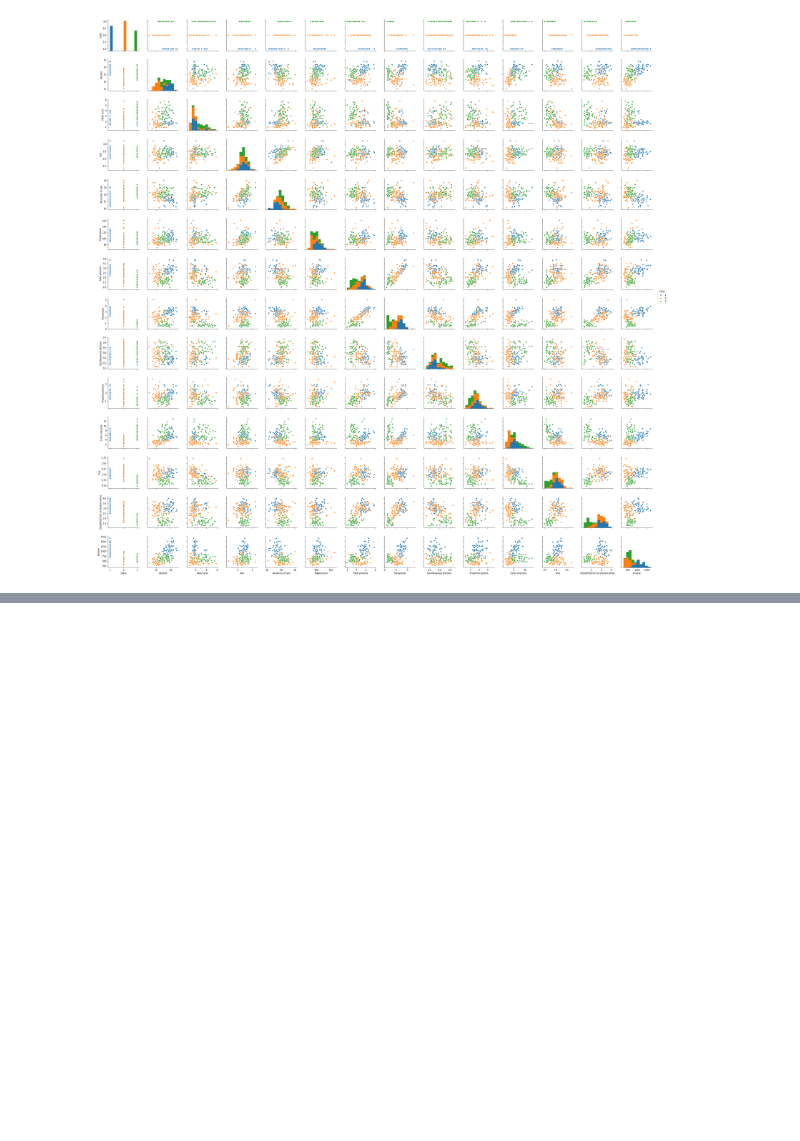
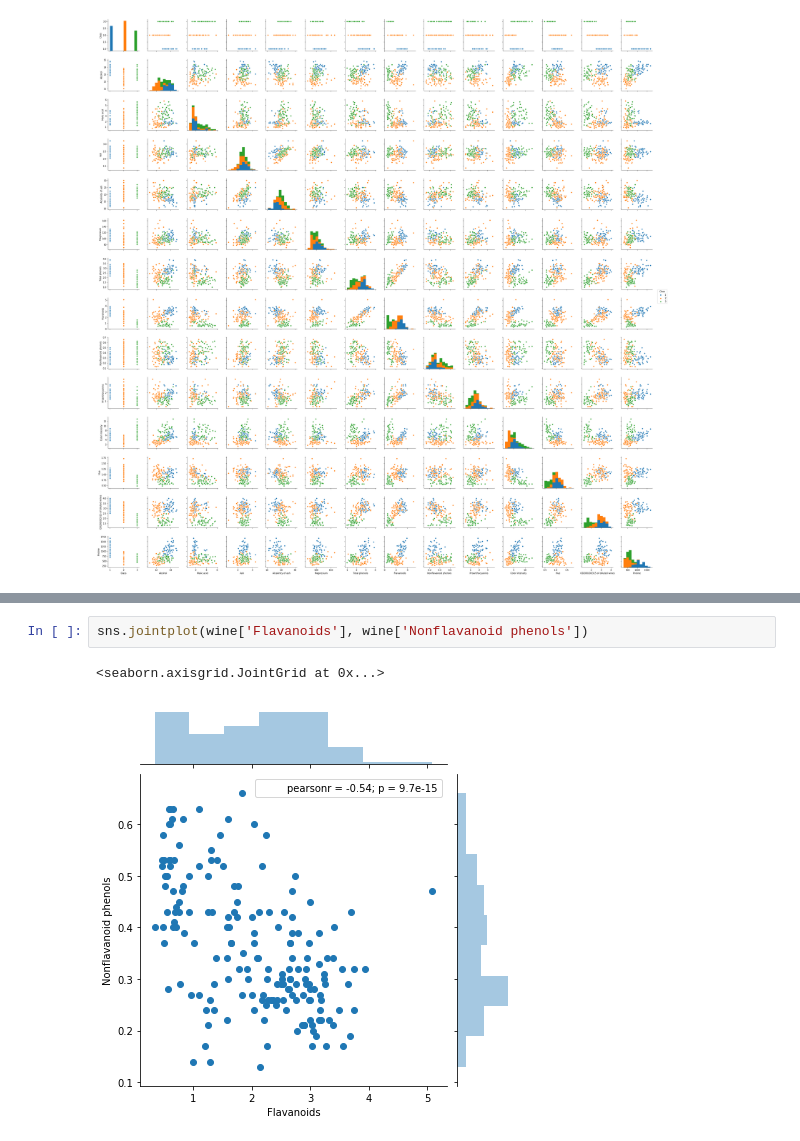
Before and after one commit to MirAlexey/netology-python, a Jupyter notebook: Homework/Python_HW_8.ipynb, the cells around one changed output, grey strips where cells are left out. Saved outputs shown, nothing was run; the diff lists cells and outputs as text; blank space fills up the shorter version.

```diff
--- a/Homework/Python_HW_8.ipynb
+++ b/Homework/Python_HW_8.ipynb
@@ -51,0 +66,5 @@ sns.pairplot(wine, hue='Class')
+# %%
+sns.jointplot(wine['Flavanoids'], wine['Nonflavanoid phenols'])
+# %% [output]
+<seaborn.axisgrid.JointGrid at 0x...>
+[figure, added]
```
Also changed, not shown: parts of 11 cells of this notebook.
